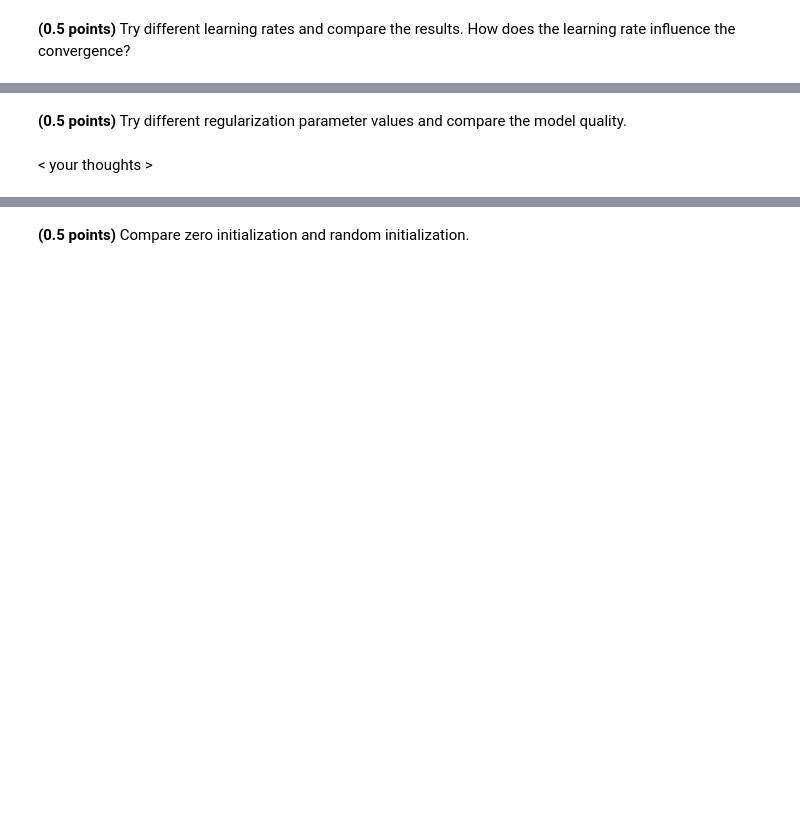
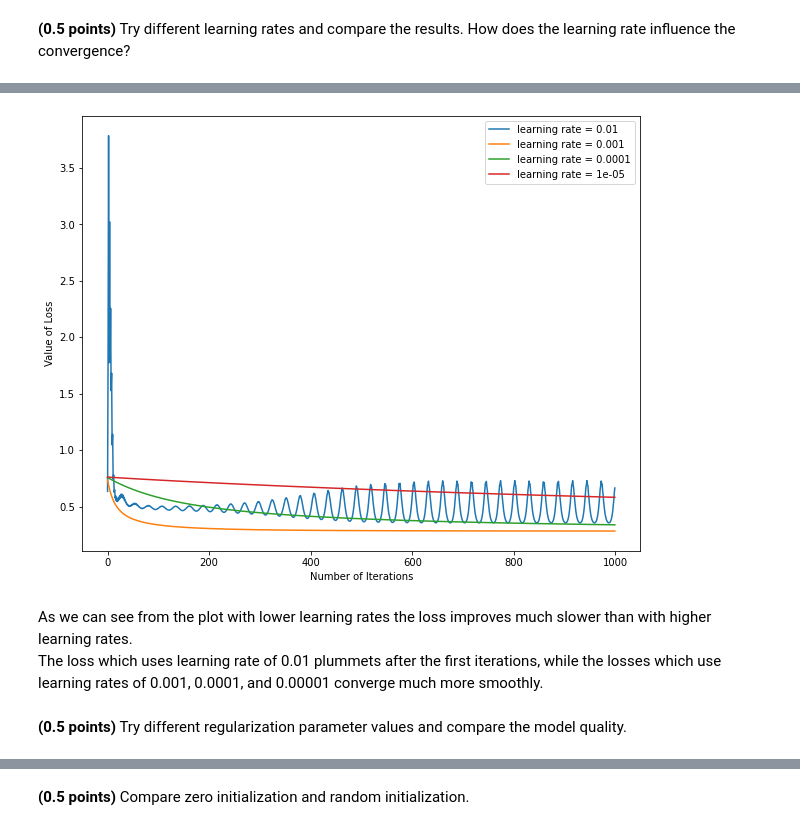
Before and after one commit to AlinaRskv/rs-school-ml-course-2, a Jupyter notebook: 5_classification_linear_knn/hw_classification.ipynb, the cells around one changed output, grey strips where cells are left out. Saved outputs shown, nothing was run; the diff lists cells and outputs as text; code cells hidden in the pictures; blank space fills up the shorter version.

```diff
--- a/5_classification_linear_knn/hw_classification.ipynb
+++ b/5_classification_linear_knn/hw_classification.ipynb
@@ -229,2 +237,16 @@ assert min(train_acc, test_acc) > 0.9
+# %%
+learning_rates = [0.01, 0.001, 0.0001, 0.00001]
+for i in learning_rates:
+    lr_change = CustomLogisticRegression(eta=i)
+    lr_change.fit(X_train, y_train)
+    plt.plot(lr_change.loss_history, label = 'learning rate = ' + str(i))
+plt.xlabel('Number of Iterations');
+plt.ylabel('Value of Loss');
+plt.legend();
+# %% [output]
+[figure, added]
+# %% [markdown]
+As we can see from the plot with lower learning rates the loss improves much slower than with higher learning rates. <br>
+The loss which uses learning rate of 0.01 plummets after the first iterations, while the losses which use learning rates of 0.001, 0.0001, and 0.00001 converge much more smoothly.
 # %% [markdown]
 **(0.5 points)** Try different regularization parameter values and compare the model quality.
@@ -233,2 +252,0 @@ assert min(train_acc, test_acc) > 0.9
-# %% [markdown]
-< your thoughts >
```
Also changed, not shown: parts of 49 cells of this notebook.
